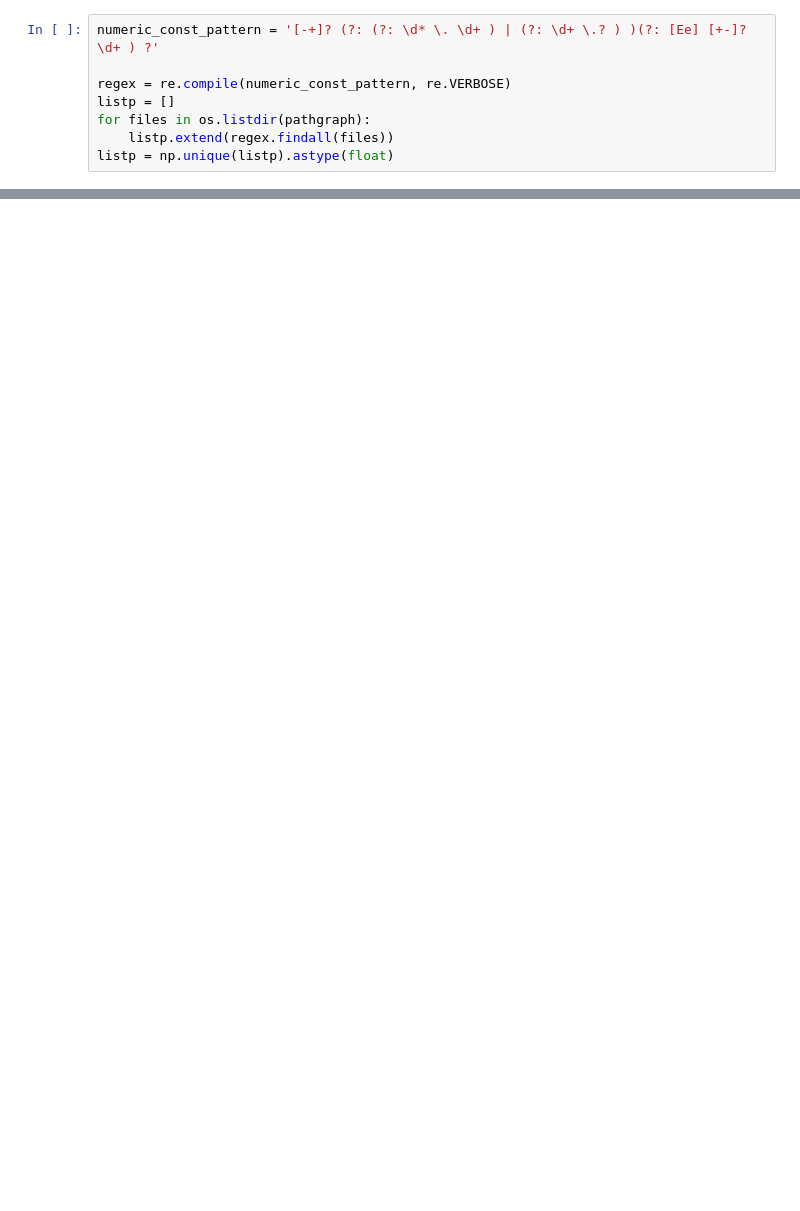
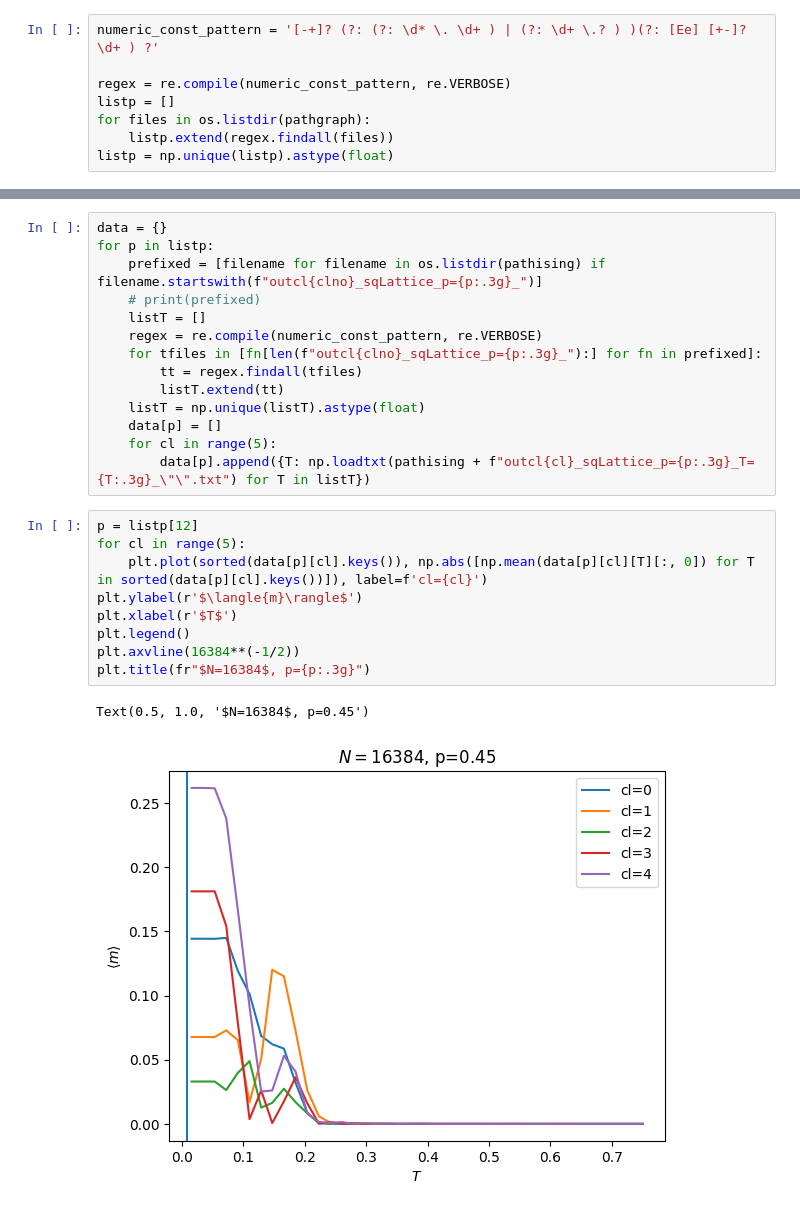
Before and after one commit to giulioiannelli/lrgsglib-public, a Jupyter notebook: nb/test_cluster_data.ipynb, the cells around one changed output, grey strips where cells are left out. Drawn from its saved outputs; the diff is of its cells as text; blank space fills up the shorter version.

```diff
--- a/nb/test_cluster_data.ipynb
+++ b/nb/test_cluster_data.ipynb
@@ -50,0 +54,26 @@ Text(0.5, 1.0, '$N=4096$')
+# %%
+data = {}
+for p in listp:
+    prefixed = [filename for filename in os.listdir(pathising) if filename.startswith(f"outcl{clno}_sqLattice_p={p:.3g}_")]
+    # print(prefixed)
+    listT = []
+    regex = re.compile(numeric_const_pattern, re.VERBOSE)
+    for tfiles in [fn[len(f"outcl{clno}_sqLattice_p={p:.3g}_"):] for fn in prefixed]:
+        tt = regex.findall(tfiles)
+        listT.extend(tt)
+    listT = np.unique(listT).astype(float)
+    data[p] = []
+    for cl in range(5):
+        data[p].append({T: np.loadtxt(pathising + f"outcl{cl}_sqLattice_p={p:.3g}_T={T:.3g}_\"\".txt") for T in listT})
+# %%
+p = listp[12]
+for cl in range(5):
+    plt.plot(sorted(data[p][cl].keys()), np.abs([np.mean(data[p][cl][T][:, 0]) for T in sorted(data[p][cl].keys())]), label=f'cl={cl}')
+plt.ylabel(r'$\langle{m}\rangle$')
+plt.xlabel(r'$T$')
+plt.legend()
+plt.axvline(16384**(-1/2))
+plt.title(fr"$N=16384$, p={p:.3g}")
+# %% [output]
+Text(0.5, 1.0, '$N=16384$, p=0.45')
+[figure, added]
```
Also changed, not shown: parts of 3 cells of this notebook, 7 other files.
